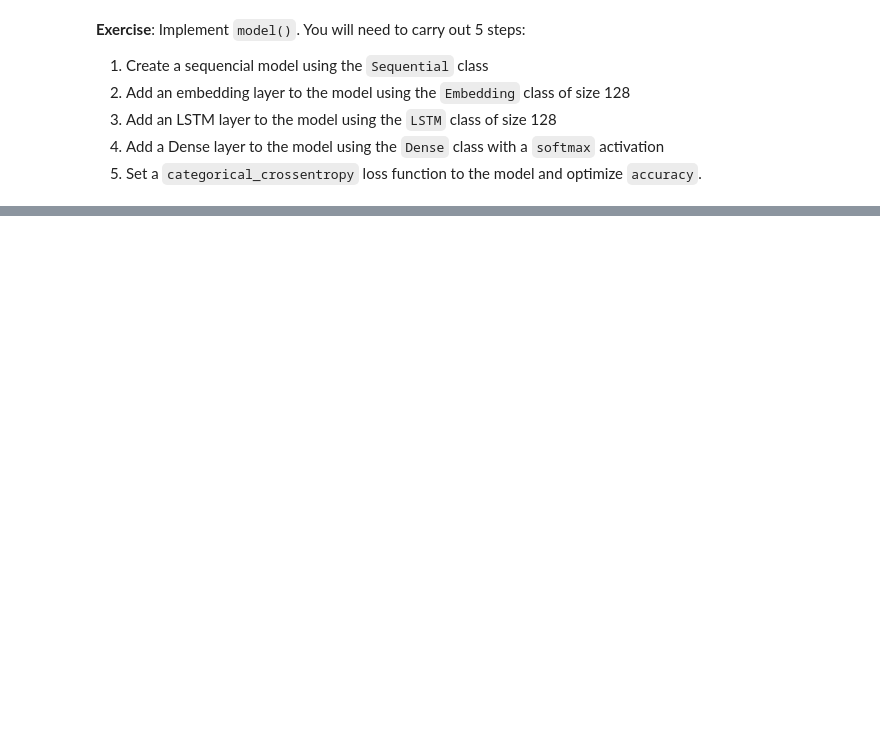
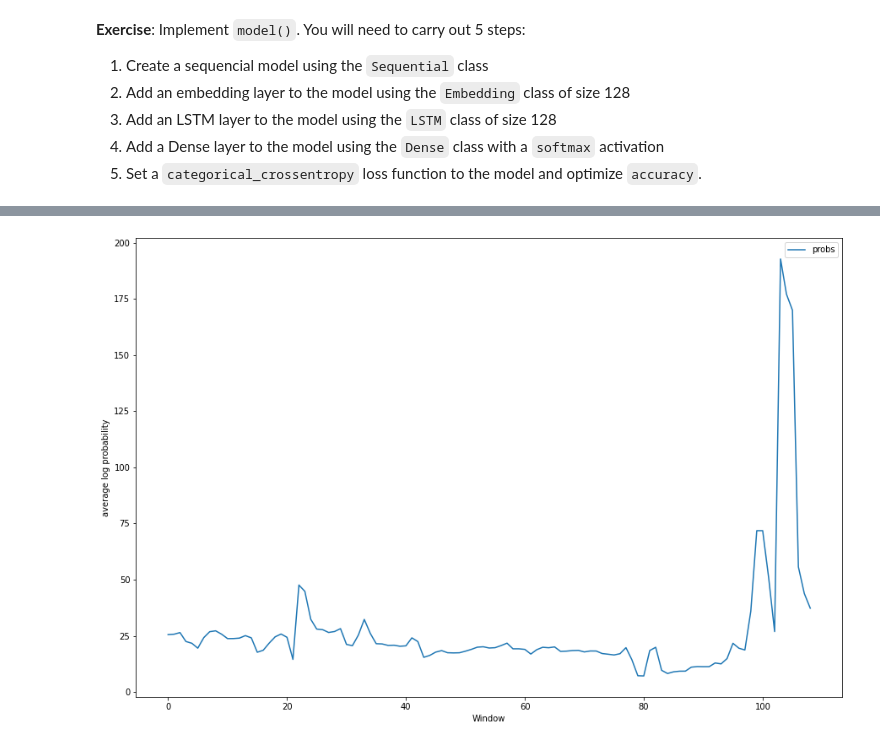
Before and after one commit to amaaradji/ChangePoint_Dectection, a Jupyter notebook: LM4Change_Point_Detect.ipynb, the cells around one changed output, grey strips where cells are left out. Saved outputs shown, nothing was run; the diff lists cells and outputs as text; code cells hidden in the pictures; blank space fills up the shorter version.

```diff
--- a/LM4Change_Point_Detect.ipynb
+++ b/LM4Change_Point_Detect.ipynb
@@ -83,0 +123,8 @@ print('Test size = ', len(input_sequences_test))
+# %%
+start = datetime.strptime("2017-03-1 00:00:00", '%Y-%m-%d %H:%M:%S')
+end = datetime.strptime("2018-01-19 23:59:59", '%Y-%m-%d %H:%M:%S')
+input_sequences_test = []
+while start < end:
+  print(start)
+  input_sequences_test.append(get_data_with_filter(log, start, start + relativedelta(weeks=+1)))
+  start = start + relativedelta(days=+3)
@@ -244,0 +399,3 @@ print(input_sequences_unsorted[-1][1])
+# %%
+for i in  range(len(input_sequences_test_list_paded)):
+  print(len(input_sequences_test_list_paded[i]), ' -> ', accuracy_list[i])
@@ -244,0 +420,29 @@ print(input_sequences_unsorted[-1][1])
+# %%
+prob_list = []
+with tqdm(total=len(input_sequences_test_list_paded)) as pbar:
+  for x_test,y_test in zip(input_sequences_test_list_paded, output_sequences_test_list_paded):
+    dist = model.predict(x_test)
+    probs = []
+    for i in range(len(y_test)):
+      p = 0
+      for j in range(len(y_test[i])):
+        if y_test[i][j] == 0:
+          continue
+        else:
+          if not math.isnan(math.log(dist[i][j][y_test[i][j]])):
+            p += math.log(dist[i][j][y_test[i][j]])
+      probs.append(-p)
+    prob_list.append(probs)
+
+    pbar.update(1)
+# %%
+prob_list_avg = [np.mean(x) for x in prob_list]
+
+plt.figure(figsize=(15,10))
+plt.plot(list(range(len(prob_list_avg))), prob_list_avg, label='probs')
+plt.xlabel('Window')
+plt.ylabel('average log probability')
+plt.legend()
+plt.show()
+# %% [output]
+[figure, added]
```
Also changed, not shown: parts of 22 cells of this notebook.
